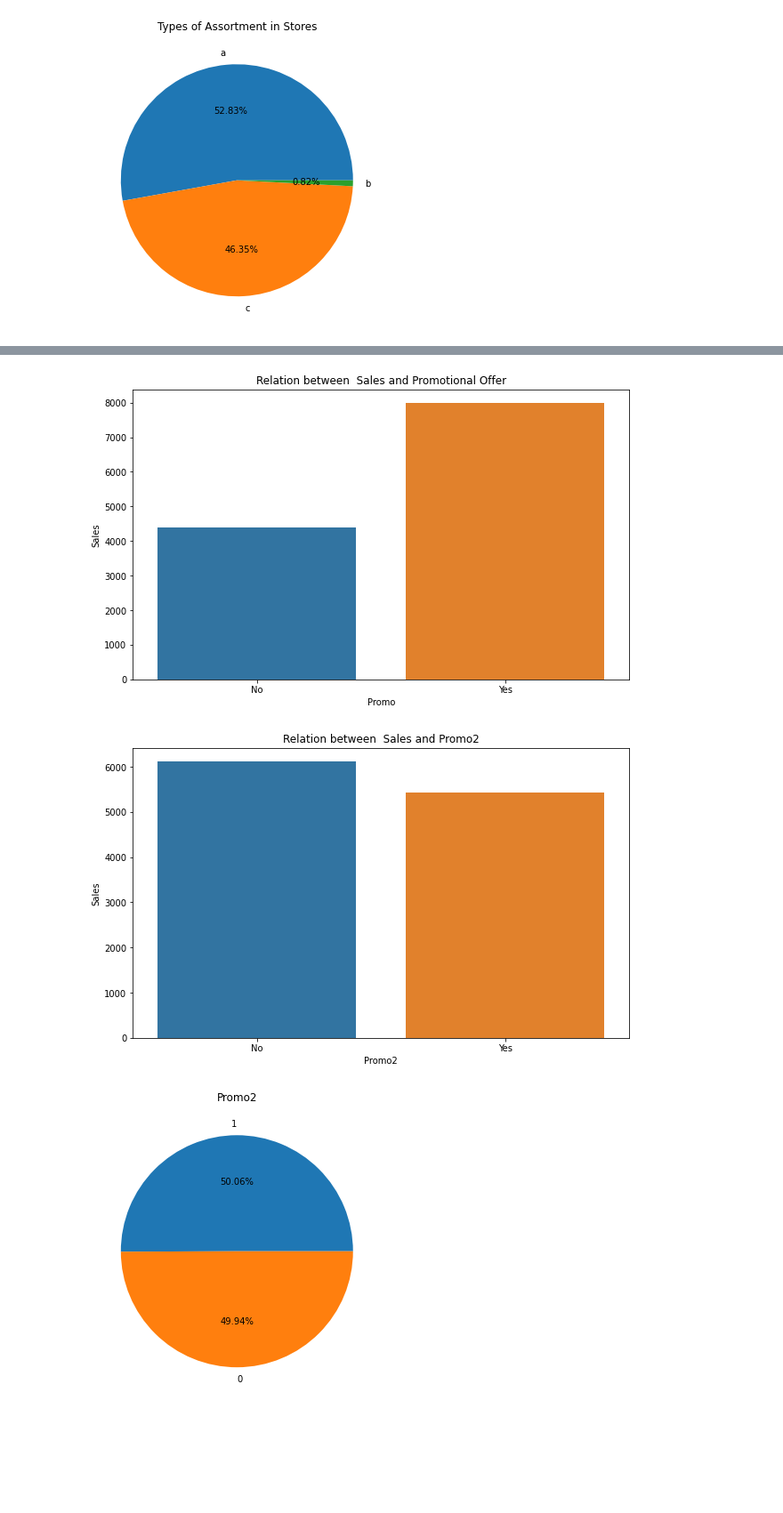
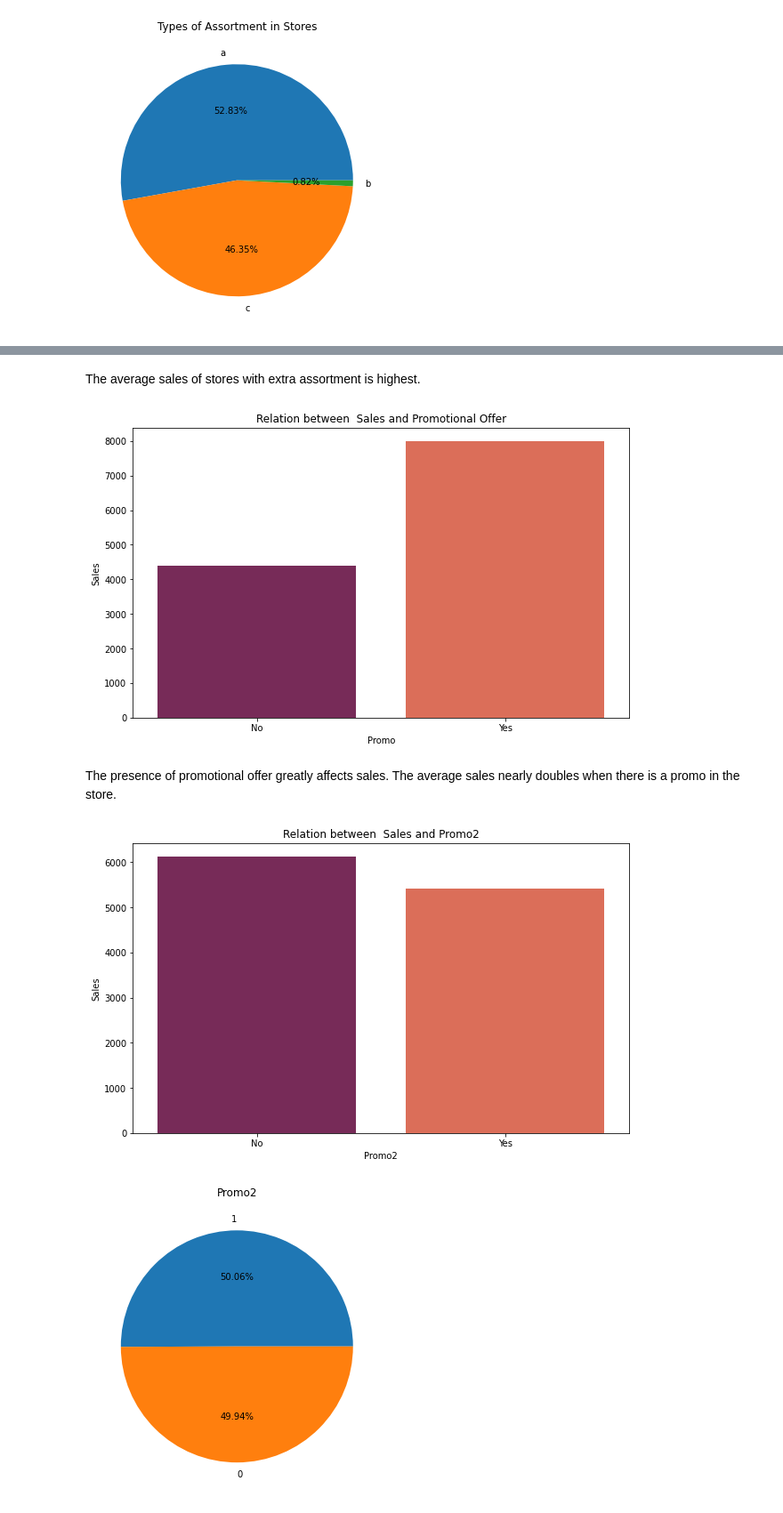
Before and after one commit to priyaregit/Rossmann-Sales-Prediction_Regression_Capstone-Project, a Jupyter notebook: Rossmann_Sales_Prediction_Capstone_Project_2_Supriya.ipynb, the cells around one changed output, grey strips where cells are left out. Shown at 89% size. Cells and saved outputs as stored; diff of their text form; code cells hidden in the pictures; blank space fills up the shorter version.

```diff
--- a/Rossmann_Sales_Prediction_Capstone_Project_2_Supriya.ipynb
+++ b/Rossmann_Sales_Prediction_Capstone_Project_2_Supriya.ipynb
@@ -340,4 +399,5 @@ avgsales
 # Barplot to show sales per month
 sns.barplot(x = "month" , y = "Sales" , data = avgsales)
 plt.title('Sales per Month')
+plt.rcParams['figure.figsize'] = (10, 6)
 # %% [output]
@@ -356,6 +425,7 @@ plt.rcParams['figure.figsize'] = (10, 6)
 [figure]
 # %%
 # Barplot to check Sales according to Store type
-sns.barplot(x ='StoreType', y ='Sales', data = store, ci = None)
+sns.barplot(x ='StoreType', y ='Sales', data = store, palette= 'rocket', ci = None)
 plt.title('Sales based on Store type')
+plt.rcParams['figure.figsize'] = (10, 6)
 # %% [output]
@@ -363,0 +433,7 @@ Text(0.5, 1.0, 'Sales based on Store type')
+# %%
+# Boxplot to check Sales according to Store type
+sns.boxplot(x ='StoreType', y ='Sales', data = store, palette= 'rocket')
+plt.title('Sales based on Store type')
+
+# Setting the display figure size using rcParams method
+plt.rcParams['figure.figsize'] = (10, 6)
@@ -381,0 +483,5 @@ Text(0.5, 1.0, 'Assortment vs Sales')
+# %%
+# Boxplot to check Sales according to Assortments
+sns.boxplot(x ='Assortment', y ='Sales', data = store, palette= 'rocket')
+plt.title('Sales per Assortment')
+plt.rcParams['figure.figsize'] = (10, 6)
@@ -382,6 +490,8 @@ Text(0.5, 1.0, 'Assortment vs Sales')
+# %% [markdown]
+The average sales of stores with extra assortment is highest.
 # %%
 # Barplot to check for the effect of Promo on Sales
-sns.barplot(data = store, x = 'Promo', y = 'Sales', ci = None)
+sns.barplot(data = store, x = 'Promo', y = 'Sales', palette= 'rocket', ci = None)
 
 # Giving a title to the plot
 plt.title("Relation between  Sales and Promotional Offer")
@@ -390,19 +500,21 @@ plt.xticks([0,1], labels = ['No', 'Yes'])
 # Setting the display figure size using rcParams method
 plt.rcParams['figure.figsize'] = (10, 6)
 # %% [output]
-[figure, old version]
+[figure, new version]
+# %% [markdown]
+The presence of promotional offer greatly affects sales. The average sales nearly doubles when there is a promo in the store.
 # %%
 # Barplot to check for the effect of Promo2 on Sales
-sns.barplot(data = store, x = 'Promo2', y = 'Sales', ci = None)
+sns.barplot(data = store, x = 'Promo2', y = 'Sales', palette= 'rocket', ci = None)
 
 # Giving a title to the plot
 plt.title("Relation between  Sales and Promo2")
 plt.xticks([0,1], labels = ['No', 'Yes'])
 
 # Setting the display figure size using rcParams method
 plt.rcParams['figure.figsize'] = (10, 6)
 # %% [output]
-[figure, old version]
+[figure, new version]
 # %%
 # Plotting a Pie Chart to visualize the number of stores that are running Promo2
 plt.pie(store['Promo2'].value_counts(), labels = store['Promo2'].value_counts().index, autopct = "%.02f%%")
```
Also changed, not shown: parts of 41 cells of this notebook.
